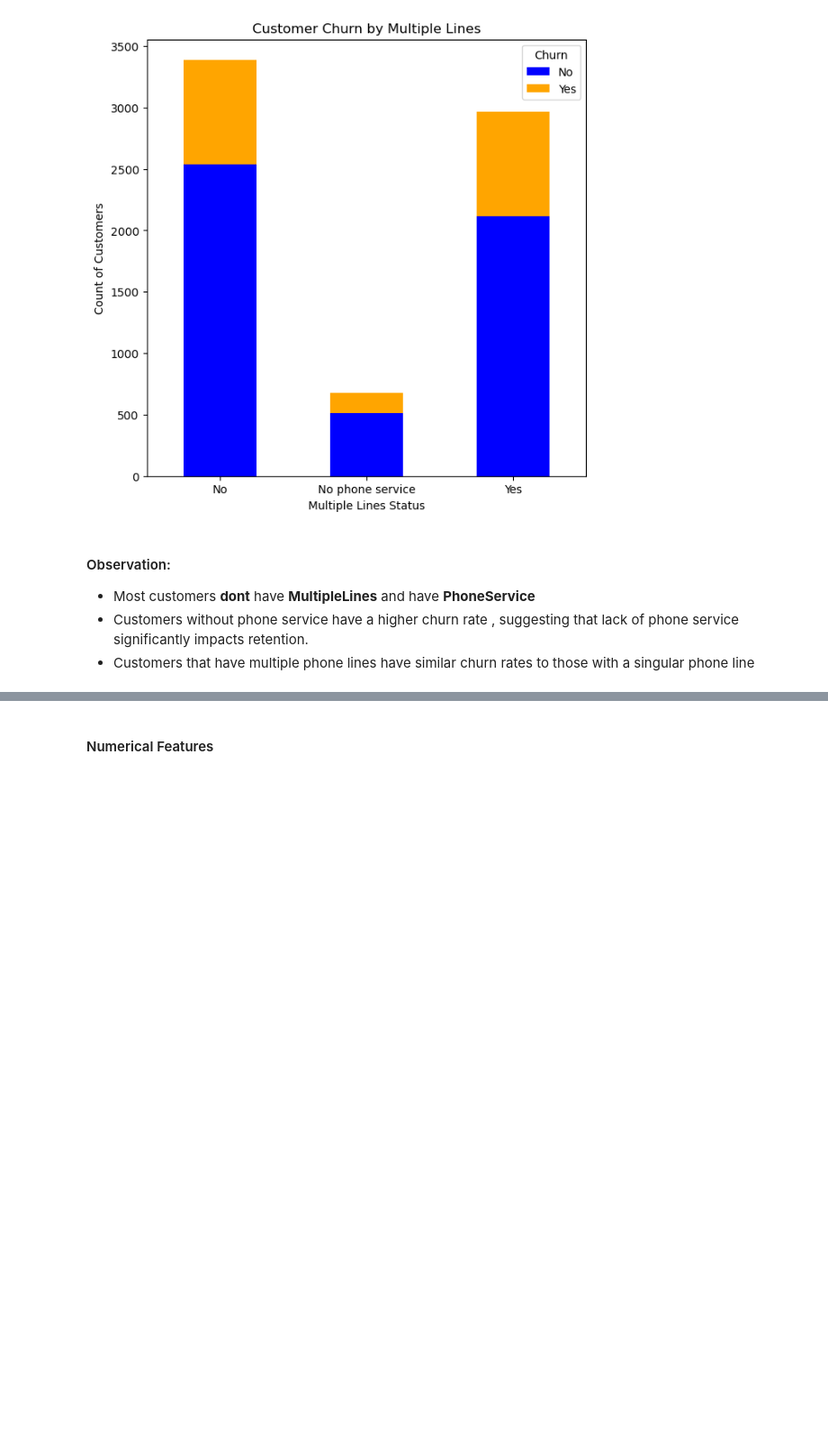
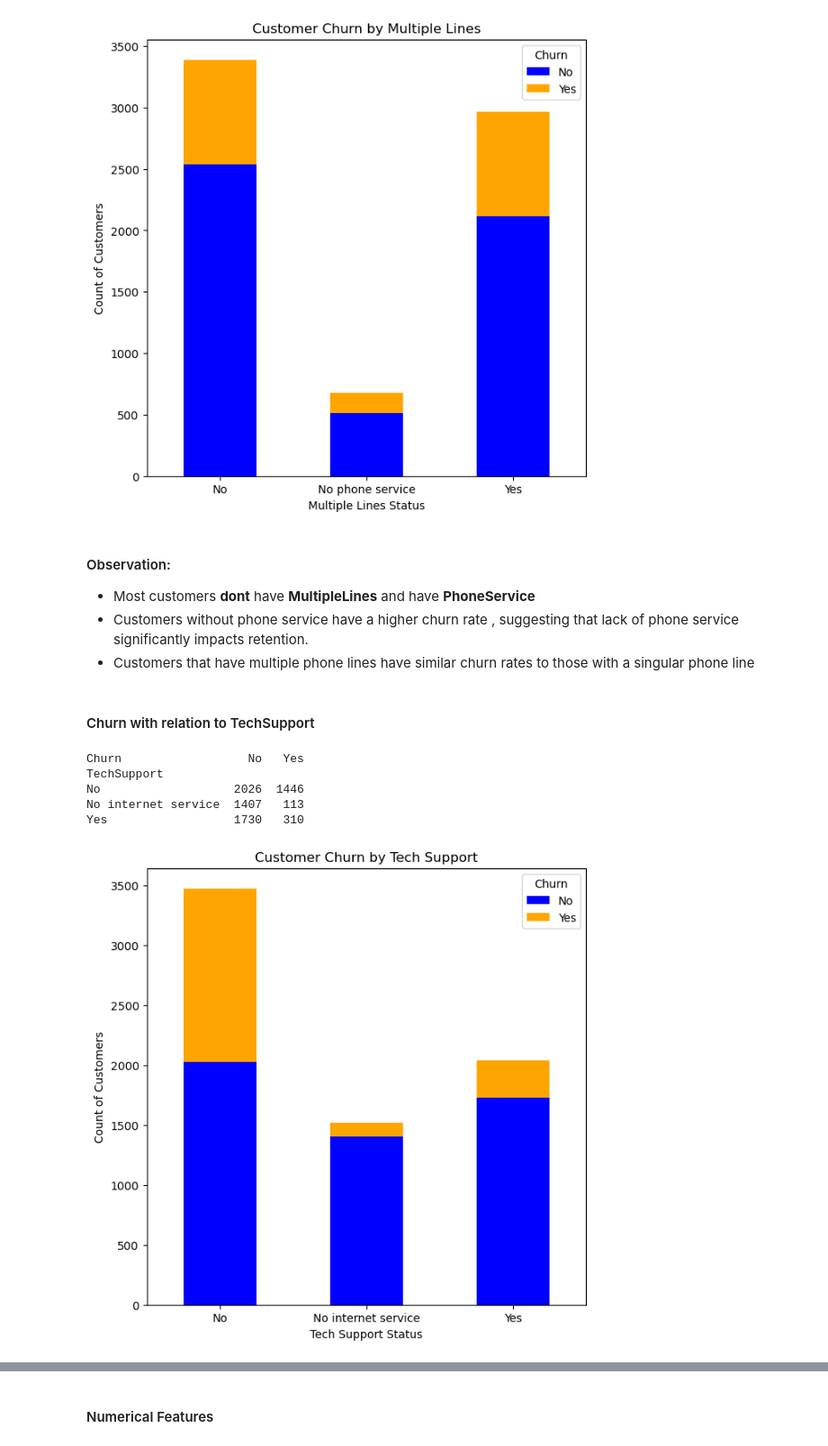
Before and after one commit to asaid03/churn-prediction, a Jupyter notebook: Telecom_Churn_EDA.ipynb, the cells around one changed output, grey strips where cells are left out. Shown: that part at 90% size. Cells and saved outputs as stored; diff of their text form; code cells hidden in the pictures; blank space fills up the shorter version.

Commit message:
feat: Added analysis of customer churn based on Online Security and Tech Support status

```diff
--- a/Telecom_Churn_EDA.ipynb
+++ b/Telecom_Churn_EDA.ipynb
@@ -411,3 +411,25 @@ Yes               2117  850
 - Most customers **dont** have **MultipleLines** and have **PhoneService**
 - Customers without phone service have a higher churn rate , suggesting that lack of phone service significantly impacts retention.
 - Customers that have multiple phone lines have similar churn rates to those with a singular phone line
+# %% [markdown]
+#### Churn with relation to TechSupport
+# %%
+# Group the data to get churn counts by Tech Support
+churn_by_tech_support = churn_data.groupby(["TechSupport", "Churn"]).size().unstack()
+print(churn_by_tech_support)
+
+# Plotting
+churn_by_tech_support.plot(kind="bar", stacked=True, color=["blue", "orange"], figsize=(7, 7))
+plt.title("Customer Churn by Tech Support")
+plt.xlabel("Tech Support Status")
+plt.ylabel("Count of Customers")
+plt.xticks(rotation=0)
+plt.legend(title="Churn", labels=["No", "Yes"])
+plt.show()
+# %% [output]
+Churn                  No   Yes
+TechSupport
+No                   2026  1446
+No internet service  1407   113
+Yes                  1730   310
+[figure, added]
```
Also changed, not shown: parts of 4 cells of this notebook.
